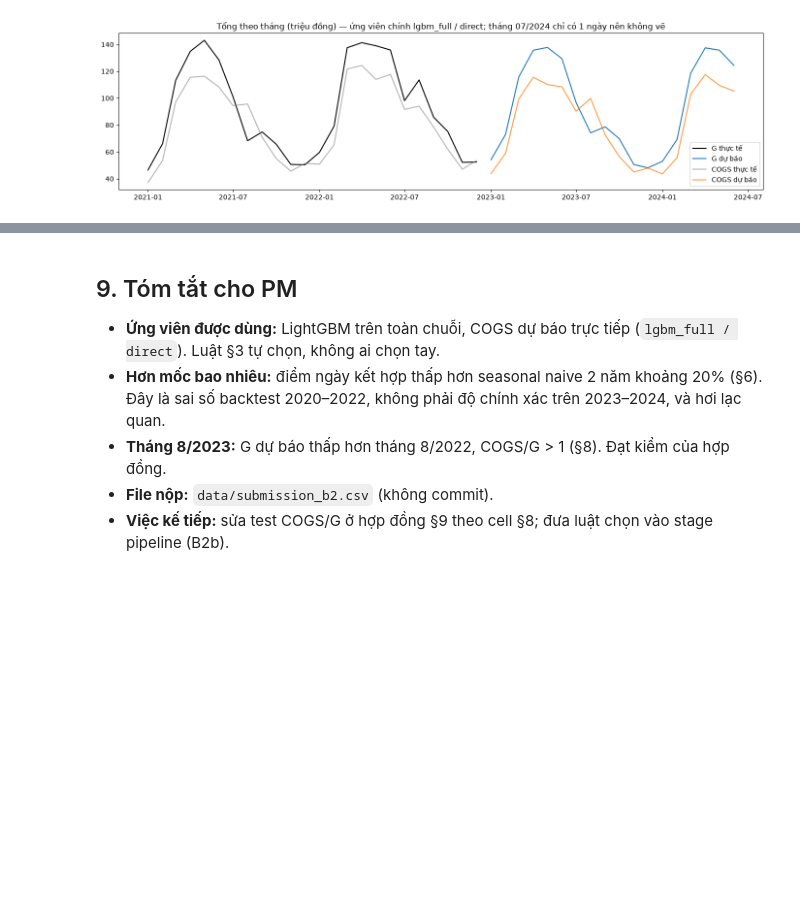
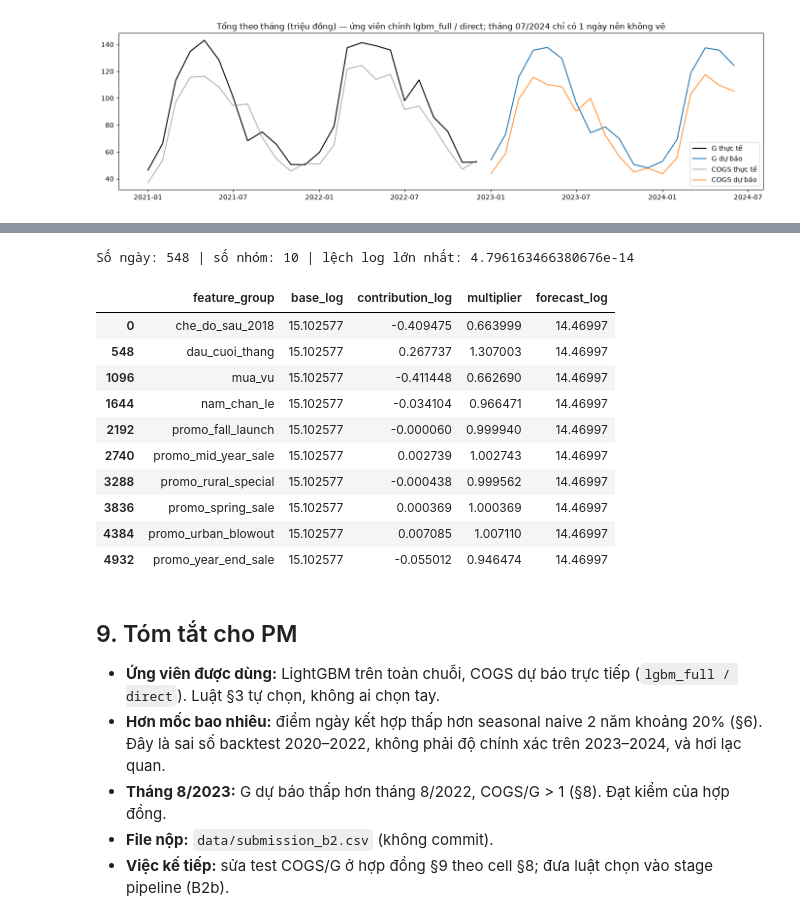
Before and after one commit to myuyen0304/thesis-retail-analytics, a Jupyter notebook: notebooks/04_forecasting/so_sanh_model.ipynb, the cells around one changed output, grey strips where cells are left out. Saved outputs shown, nothing was run; the diff lists cells and outputs as text; code cells hidden in the pictures; blank space fills up the shorter version.

Commit message:
Notebook du bao: §8.1 chung minh phan ra LightGBM 548 ngay x 10 nhom (S5)

```diff
--- a/notebooks/04_forecasting/so_sanh_model.ipynb
+++ b/notebooks/04_forecasting/so_sanh_model.ipynb
@@ -524,3 +528,27 @@ Tổng thời gian chạy notebook: 878 giây
+# %%
+from scripts.forecast import stage as forecast_stage
+explain = forecast_stage.explain_table({'primary': PRIMARY, 'final': final, 'forecaster': fc}, 'notebook', forecast_stage.model_version())
+primary_daily = final[final.is_primary].set_index('forecast_date')
+check = explain.groupby('forecast_date').agg(base_log=('base_log', 'first'), total_log=('contribution_log', 'sum'), forecast_log=('forecast_log', 'first'))
+check['yhat'] = primary_daily.loc[check.index, 'yhat'].values
+check['abs_error_log'] = (check.base_log + check.total_log - np.log(check.yhat)).abs()
+assert len(check) == F.H and check.abs_error_log.max() < 1e-7
+assert np.allclose(np.exp(check.forecast_log), check.yhat, rtol=1e-10, atol=1e-6)
+print('Số ngày:', len(check), '| số nhóm:', explain.feature_group.nunique(), '| lệch log lớn nhất:', check.abs_error_log.max())
+display(explain[explain.forecast_date == dates[0].date()][['feature_group', 'base_log', 'contribution_log', 'multiplier', 'forecast_log']])
+# %% [output]
+Số ngày: 548 | số nhóm: 10 | lệch log lớn nhất: 4.796163466380676e-14
+|  | feature_group | base_log | contribution_log | multiplier | forecast_log |
+| 0 | che_do_sau_2018 | 15.102577 | -0.409475 | 0.663999 | 14.46997 |
+| 548 | dau_cuoi_thang | 15.102577 | 0.267737 | 1.307003 | 14.46997 |
+| 1096 | mua_vu | 15.102577 | -0.411448 | 0.662690 | 14.46997 |
+| 1644 | nam_chan_le | 15.102577 | -0.034104 | 0.966471 | 14.46997 |
+| 2192 | promo_fall_launch | 15.102577 | -0.000060 | 0.999940 | 14.46997 |
+| 2740 | promo_mid_year_sale | 15.102577 | 0.002739 | 1.002743 | 14.46997 |
+| 3288 | promo_rural_special | 15.102577 | -0.000438 | 0.999562 | 14.46997 |
+| 3836 | promo_spring_sale | 15.102577 | 0.000369 | 1.000369 | 14.46997 |
+| 4384 | promo_urban_blowout | 15.102577 | 0.007085 | 1.007110 | 14.46997 |
+| 4932 | promo_year_end_sale | 15.102577 | -0.055012 | 0.946474 | 14.46997 |
 # %% [markdown]
 
 ## 9. Tóm tắt cho PM
```
Also changed, not shown: parts of 4 cells of this notebook.
